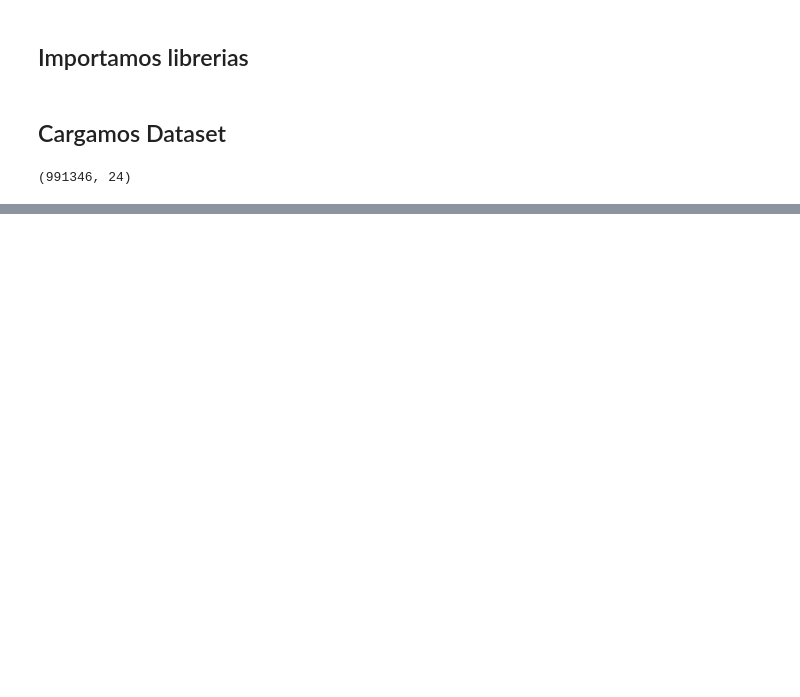
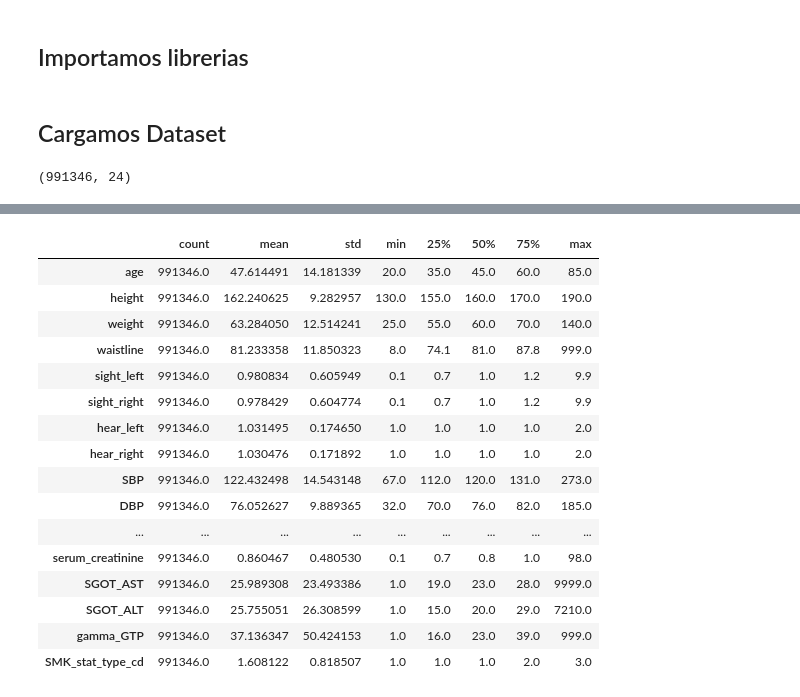
Before and after one commit to LorenzoLo123/health-risk-ml, a Jupyter notebook: notebooks/01_eda.ipynb, the cells around one changed output, grey strips where cells are left out. Cells and saved outputs as stored; diff of their text form; code cells hidden in the pictures; blank space fills up the shorter version.

```diff
--- a/notebooks/01_eda.ipynb
+++ b/notebooks/01_eda.ipynb
@@ -73,0 +173,20 @@ df.shape
+# %%
+df.describe().T
+# %% [output]
+|  | count | mean | std | min | 25% | 50% | 75% | max |
+| age | 991346.0 | 47.614491 | 14.181339 | 20.0 | 35.0 | 45.0 | 60.0 | 85.0 |
+| height | 991346.0 | 162.240625 | 9.282957 | 130.0 | 155.0 | 160.0 | 170.0 | 190.0 |
+| weight | 991346.0 | 63.284050 | 12.514241 | 25.0 | 55.0 | 60.0 | 70.0 | 140.0 |
+| waistline | 991346.0 | 81.233358 | 11.850323 | 8.0 | 74.1 | 81.0 | 87.8 | 999.0 |
+| sight_left | 991346.0 | 0.980834 | 0.605949 | 0.1 | 0.7 | 1.0 | 1.2 | 9.9 |
+| sight_right | 991346.0 | 0.978429 | 0.604774 | 0.1 | 0.7 | 1.0 | 1.2 | 9.9 |
+| hear_left | 991346.0 | 1.031495 | 0.174650 | 1.0 | 1.0 | 1.0 | 1.0 | 2.0 |
+| hear_right | 991346.0 | 1.030476 | 0.171892 | 1.0 | 1.0 | 1.0 | 1.0 | 2.0 |
+| SBP | 991346.0 | 122.432498 | 14.543148 | 67.0 | 112.0 | 120.0 | 131.0 | 273.0 |
+| DBP | 991346.0 | 76.052627 | 9.889365 | 32.0 | 70.0 | 76.0 | 82.0 | 185.0 |
+| ... | ... | ... | ... | ... | ... | ... | ... | ... |
+| serum_creatinine | 991346.0 | 0.860467 | 0.480530 | 0.1 | 0.7 | 0.8 | 1.0 | 98.0 |
+| SGOT_AST | 991346.0 | 25.989308 | 23.493386 | 1.0 | 19.0 | 23.0 | 28.0 | 9999.0 |
+| SGOT_ALT | 991346.0 | 25.755051 | 26.308599 | 1.0 | 15.0 | 20.0 | 29.0 | 7210.0 |
+| gamma_GTP | 991346.0 | 37.136347 | 50.424153 | 1.0 | 16.0 | 23.0 | 39.0 | 999.0 |
+| SMK_stat_type_cd | 991346.0 | 1.608122 | 0.818507 | 1.0 | 1.0 | 1.0 | 2.0 | 3.0 |
```
Also changed, not shown: parts of 22 cells of this notebook, 1 other file.
